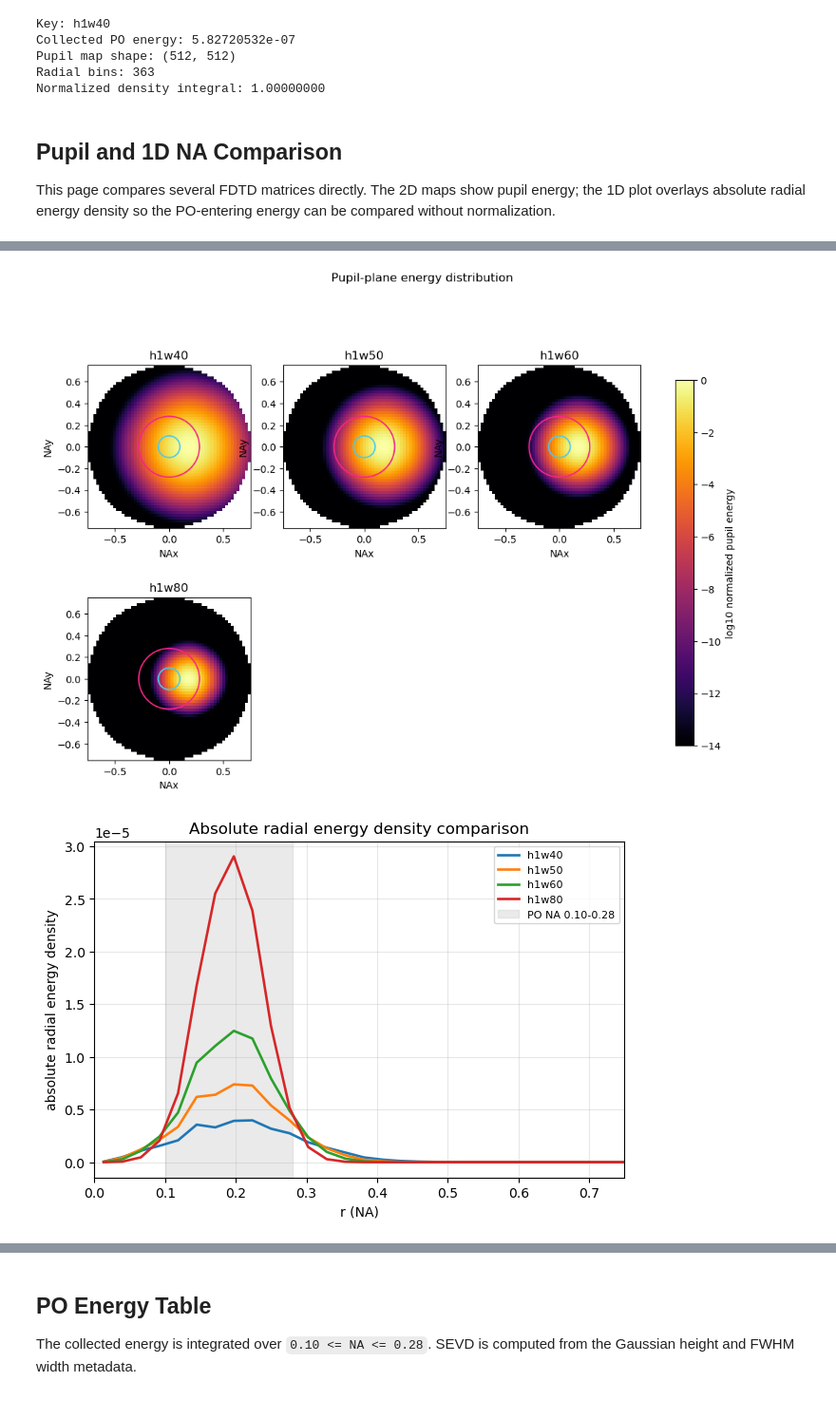
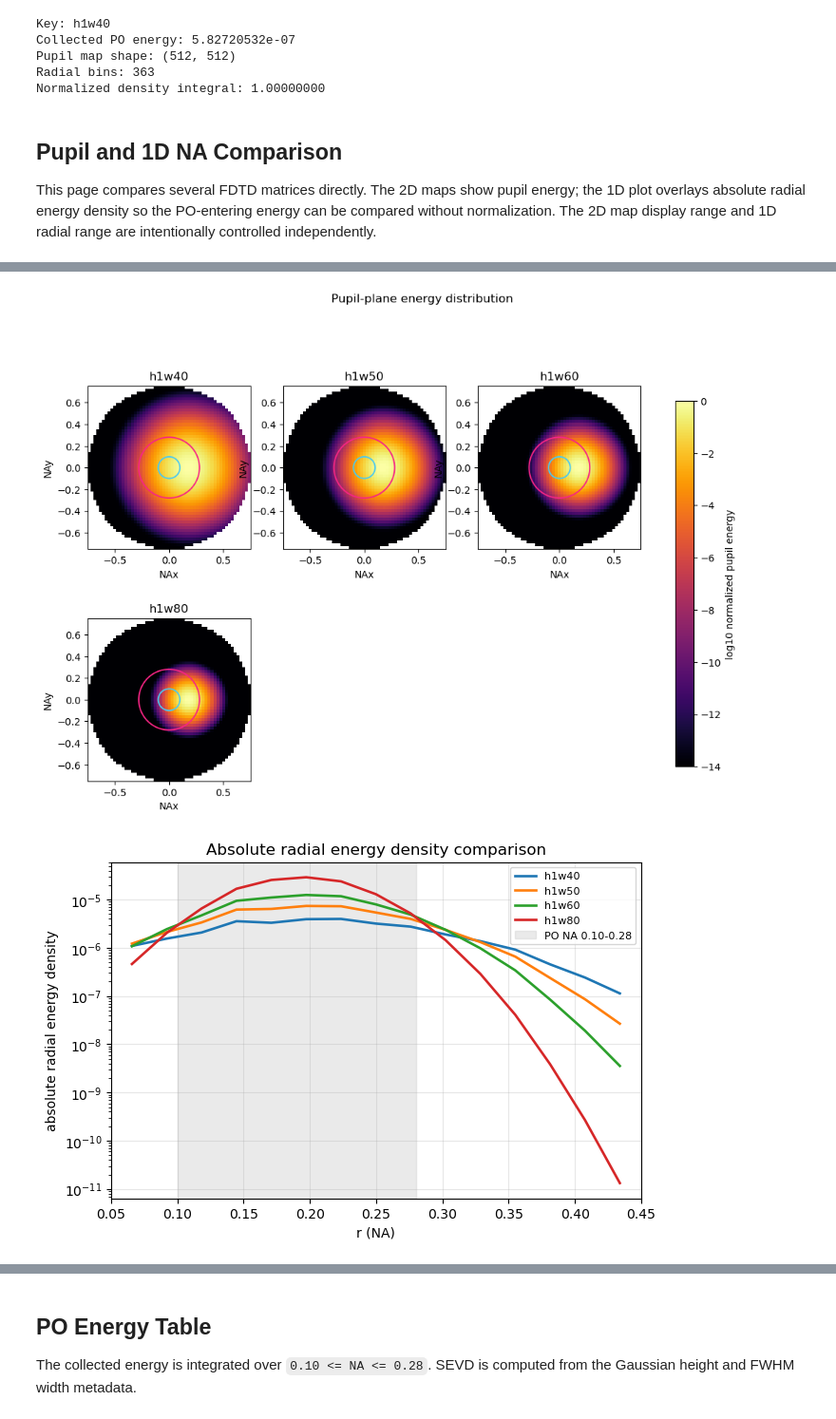
Before and after one commit to heymanwasup/Optics, a Jupyter notebook: notebooks/na_study.ipynb, the cells around one changed output, grey strips where cells are left out. Shown at 95% size. Cells and saved outputs as stored; diff of their text form; code cells hidden in the pictures.

Commit message:
Add independent NA plot ranges

```diff
--- a/notebooks/na_study.ipynb
+++ b/notebooks/na_study.ipynb
@@ -107,26 +107,30 @@ Normalized density integral: 1.00000000
 # %% [markdown]
 ## Pupil and 1D NA Comparison
 
-This page compares several FDTD matrices directly. The 2D maps show pupil energy; the 1D plot overlays absolute radial energy density so the PO-entering energy can be compared without normalization.
+This page compares several FDTD matrices directly. The 2D maps show pupil energy; the 1D plot overlays absolute radial energy density so the PO-entering energy can be compared without normalization. The 2D map display range and 1D radial range are intentionally controlled independently.
 # %%
 selected_keys = ["h1w40", "h1w50", "h1w60", "h1w80"]
 fig_maps, fig_radial = nas.plot_fdtd_dict_pupil_and_radial(
     data_fdtd,
     selected_keys,
     pixel_size_um=pixel_size_um,
     wavelength_um=wavelength_um,
     na_inner=na_inner,
     na_outer=na_outer,
     reference_field=reference_field,
-    max_na=0.75,
+    pupil_min_na=0.0,
+    pupil_max_na=0.75,
+    radial_min_na=0.05,
+    radial_max_na=0.45,
+    radial_log_y=True,
 )
 fig_maps.savefig(output_dir / "na_study_demo_pupil_maps.png", dpi=180, bbox_inches="tight")
 fig_radial.savefig(output_dir / "na_study_demo_radial_density.png", dpi=180, bbox_inches="tight")
 fig_maps
 # %% [output]
 [figure]
 [figure]
-[figure, old version]
+[figure, new version]
 # %%
 fig_radial
 # %% [output]
```
Also changed, not shown: parts of 2 cells of this notebook, 3 other files.
